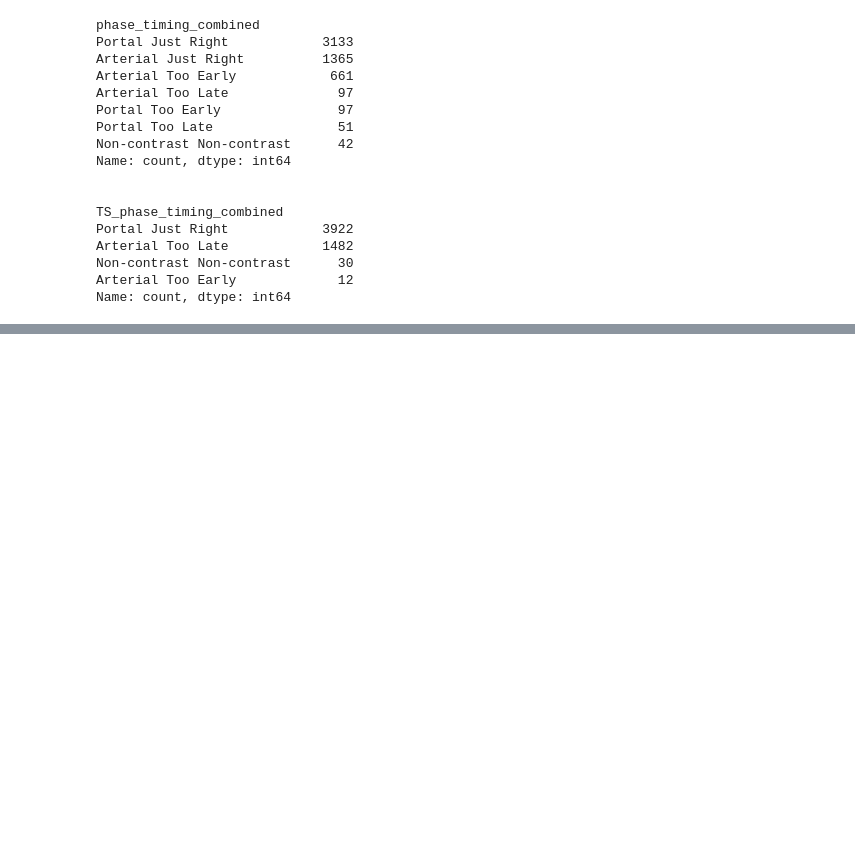
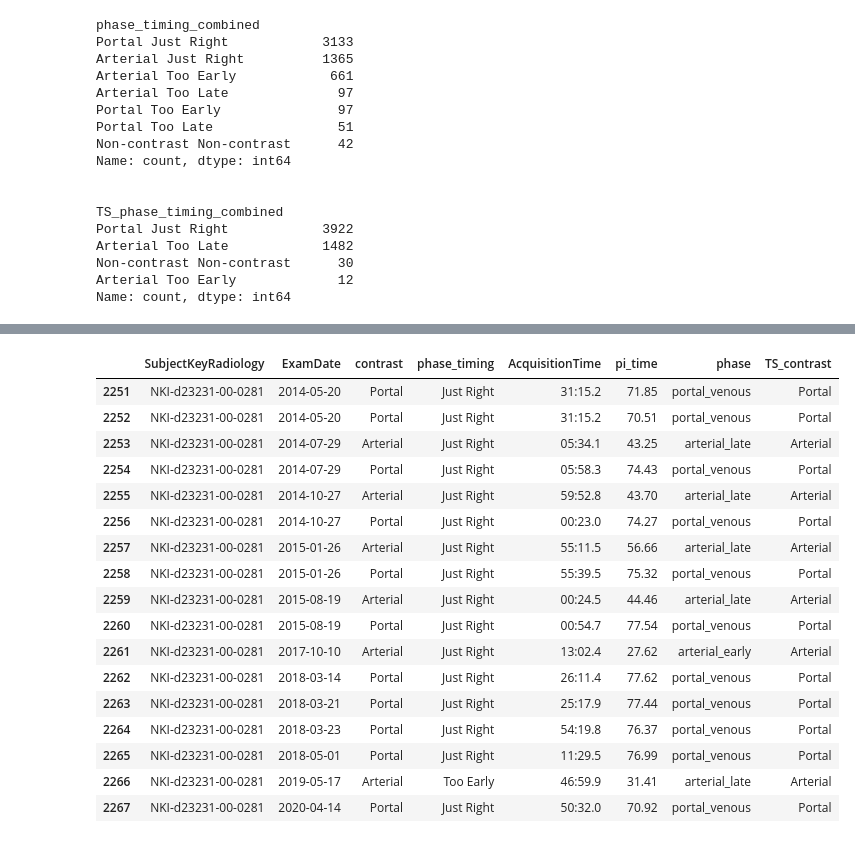
Before and after one commit to ljestaciocerquin/contrast_phase, a Jupyter notebook: total_seg.ipynb, the cells around one changed output, grey strips where cells are left out. Cells and saved outputs as stored; diff of their text form; code cells hidden in the pictures; blank space fills up the shorter version.

```diff
--- a/total_seg.ipynb
+++ b/total_seg.ipynb
@@ -322,12 +379,28 @@ misclassified[['SubjectKeyRadiology', 'ExamDate','file', 'is_liver_imaged',
 # %%
 # merged_data.loc[merged_data["contrast"] == "Portal","phase_timing"] = "Just Right"
 
-merged_data["phase_timing_combined"] = (merged_data["contrast"].str.cat(merged_data["phase_timing"], sep=" "))
-merged_data["TS_phase_timing_combined"] = (merged_data["TS_contrast"].str.cat(merged_data["TS_timing"], sep=" "))
+# merged_data["phase_timing_combined"] = (merged_data["contrast"].str.cat(merged_data["phase_timing"], sep=" "))
+# merged_data["TS_phase_timing_combined"] = (merged_data["TS_contrast"].str.cat(merged_data["TS_timing"], sep=" "))
 
-print(merged_data["phase_timing_combined"].value_counts())
-print("\n")
-print(merged_data["TS_phase_timing_combined"].value_counts())
+# print(merged_data["phase_timing_combined"].value_counts())
+# print("\n")
+# print(merged_data["TS_phase_timing_combined"].value_counts())
+
+
+# contrast_correct = merged_data[merged_data["contrast"] == merged_data["TS_contrast"]].copy()
+
+# y_true = le.fit_transform(contrast_correct["phase_timing"])
+# y_pred = le.fit_transform(contrast_correct['TS_timing'])
+
+# print('Timing classification accuracy:', round(accuracy_score(y_true, y_pred),3))
+# print("Classification report:\n", classification_report(y_true, y_pred, target_names=le.classes_))
+
+# print("Confusion matrix:")
+# pd.crosstab(
+#     contrast_correct["phase_timing"],
+#     contrast_correct['TS_timing'],
+#     margins=True
+# )
 # %% [output]
 phase_timing_combined
 Portal Just Right            3133
@@ -388,0 +424,8 @@ weighted avg       0.88      0.67      0.73      4762
+# %%
+contrast_data = merged_data[merged_data["contrast"] !='Non-contrast']
+
+contrast_data=contrast_data.sort_values(by=['SubjectKeyRadiology', 'ExamDate','contrast'], ascending=[True, True, True]).reset_index()
+contrast_data[['SubjectKeyRadiology', 'ExamDate','file', 'is_liver_imaged',
+            'contrast', 'phase_timing', 'AcquisitionTime','pi_time',
+            'phase', 'probability', 'pi_time_min', 'pi_time_max', 'stddev',
+            'TS_contrast']]
@@ -388,0 +446,24 @@ weighted avg       0.88      0.67      0.73      4762
+# %%
+subset = ['SubjectKeyRadiology', 'ExamDate',
+            'contrast', 'phase_timing', 'AcquisitionTime','pi_time',
+            'phase','TS_contrast']
+contrast_data[subset][contrast_data.SubjectKeyRadiology == 'NKI-d23231-00-0281']
+# %% [output]
+|  | SubjectKeyRadiology | ExamDate | contrast | phase_timing | AcquisitionTime | pi_time | phase | TS_contrast |
+| 2251 | NKI-d23231-00-0281 | 2014-05-20 | Portal | Just Right | 31:15.2 | 71.85 | portal_venous | Portal |
+| 2252 | NKI-d23231-00-0281 | 2014-05-20 | Portal | Just Right | 31:15.2 | 70.51 | portal_venous | Portal |
+| 2253 | NKI-d23231-00-0281 | 2014-07-29 | Arterial | Just Right | 05:34.1 | 43.25 | arterial_late | Arterial |
+| 2254 | NKI-d23231-00-0281 | 2014-07-29 | Portal | Just Right | 05:58.3 | 74.43 | portal_venous | Portal |
+| 2255 | NKI-d23231-00-0281 | 2014-10-27 | Arterial | Just Right | 59:52.8 | 43.70 | arterial_late | Arterial |
+| 2256 | NKI-d23231-00-0281 | 2014-10-27 | Portal | Just Right | 00:23.0 | 74.27 | portal_venous | Portal |
+| 2257 | NKI-d23231-00-0281 | 2015-01-26 | Arterial | Just Right | 55:11.5 | 56.66 | arterial_late | Arterial |
+| 2258 | NKI-d23231-00-0281 | 2015-01-26 | Portal | Just Right | 55:39.5 | 75.32 | portal_venous | Portal |
+| 2259 | NKI-d23231-00-0281 | 2015-08-19 | Arterial | Just Right | 00:24.5 | 44.46 | arterial_late | Arterial |
+| 2260 | NKI-d23231-00-0281 | 2015-08-19 | Portal | Just Right | 00:54.7 | 77.54 | portal_venous | Portal |
+| 2261 | NKI-d23231-00-0281 | 2017-10-10 | Arterial | Just Right | 13:02.4 | 27.62 | arterial_early | Arterial |
+| 2262 | NKI-d23231-00-0281 | 2018-03-14 | Portal | Just Right | 26:11.4 | 77.62 | portal_venous | Portal |
+| 2263 | NKI-d23231-00-0281 | 2018-03-21 | Portal | Just Right | 25:17.9 | 77.44 | portal_venous | Portal |
+| 2264 | NKI-d23231-00-0281 | 2018-03-23 | Portal | Just Right | 54:19.8 | 76.37 | portal_venous | Portal |
+| 2265 | NKI-d23231-00-0281 | 2018-05-01 | Portal | Just Right | 11:29.5 | 76.99 | portal_venous | Portal |
+| 2266 | NKI-d23231-00-0281 | 2019-05-17 | Arterial | Too Early | 46:59.9 | 31.41 | arterial_late | Arterial |
+| 2267 | NKI-d23231-00-0281 | 2020-04-14 | Portal | Just Right | 50:32.0 | 70.92 | portal_venous | Portal |
```
Also changed, not shown: parts of 33 cells of this notebook, 1 other file.
